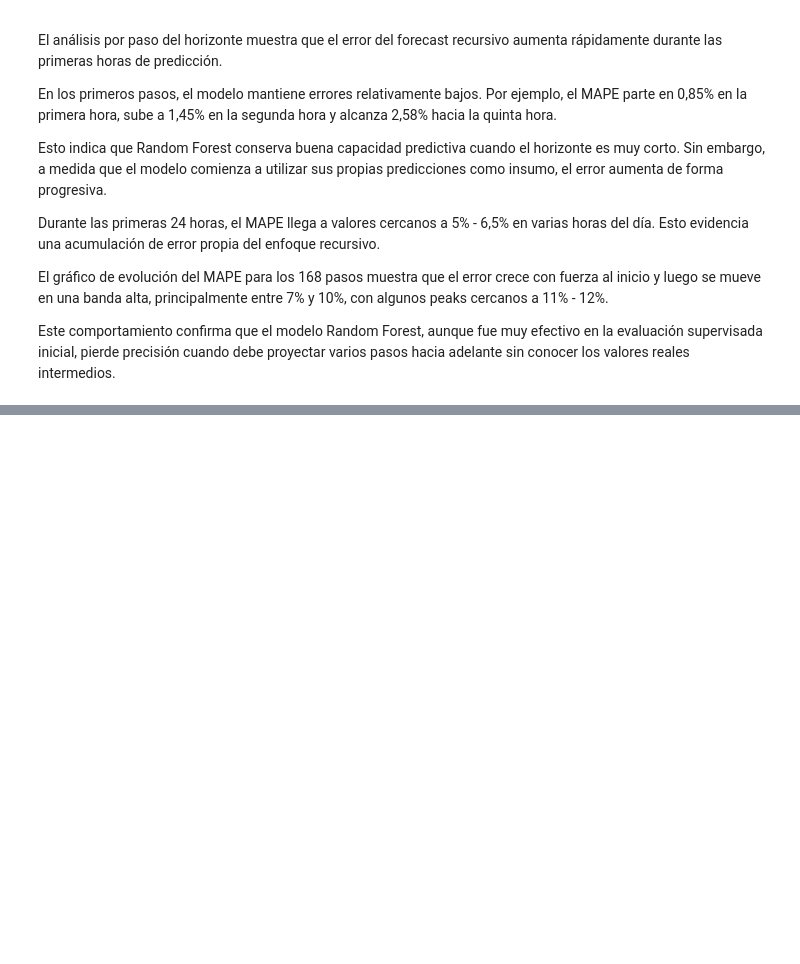
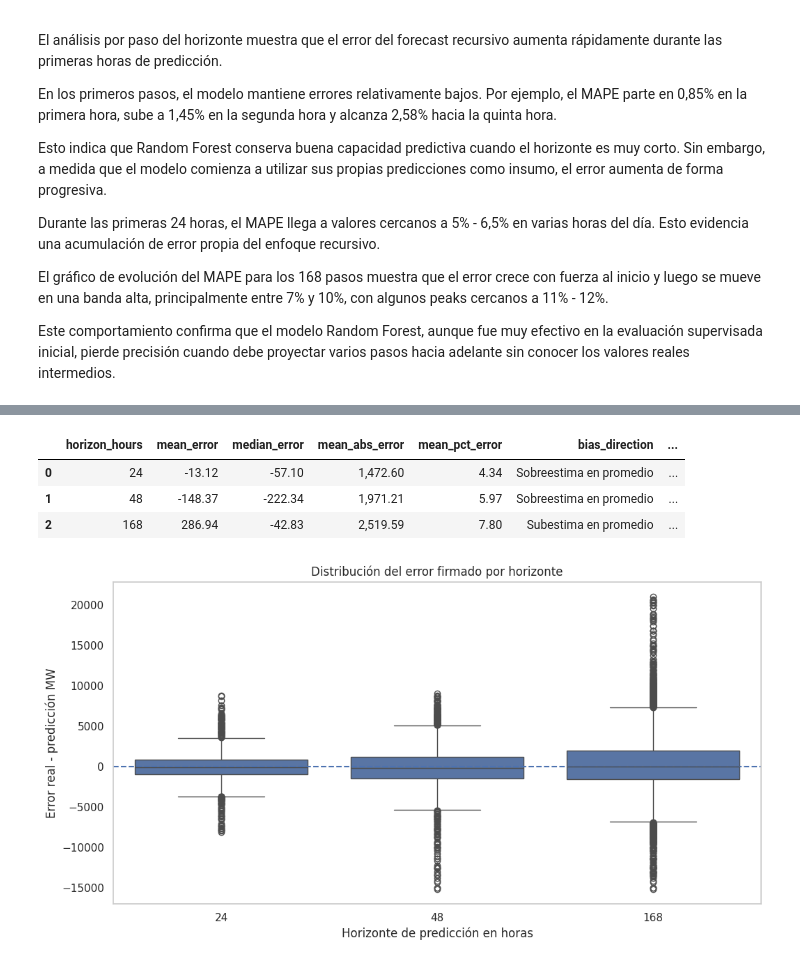
Before and after one commit to jonabaroadsrp/Portafolio_Energia_P1, a Jupyter notebook: forecasting_de_demanda_electrica_P1.ipynb, the cells around one changed output, grey strips where cells are left out. Drawn from its saved outputs; the diff is of its cells as text; code cells hidden in the pictures; blank space fills up the shorter version.

```diff
--- a/forecasting_de_demanda_electrica_P1.ipynb
+++ b/forecasting_de_demanda_electrica_P1.ipynb
@@ -2628,0 +2773,57 @@ predicción imperfecta
+# %%
+# ============================================================
+# 71. RESUMEN DE SESGO POR HORIZONTE
+# ============================================================
+
+bias_summary = (
+    multi_origin_detail_df
+    .groupby('horizon_hours')
+    .agg(
+        mean_error=('error', 'mean'),
+        median_error=('error', 'median'),
+        mean_abs_error=('abs_error', 'mean'),
+        mean_pct_error=('pct_error', 'mean')
+    )
+    .reset_index()
+)
+
+bias_summary[['mean_error', 'median_error', 'mean_abs_error', 'mean_pct_error']] = (
+    bias_summary[['mean_error', 'median_error', 'mean_abs_error', 'mean_pct_error']].round(2)
+)
+
+bias_summary['bias_direction'] = np.where(
+    bias_summary['mean_error'] > 0,
+    'Subestima en promedio',
+    'Sobreestima en promedio'
+)
+
+bias_summary['households_equivalent_mean_error'] = (
+    bias_summary['mean_error'].abs() * HOUSEHOLDS_PER_MW
+).round(0)
+
+bias_summary
+# %% [output]
+|  | horizon_hours | mean_error | median_error | mean_abs_error | mean_pct_error | bias_direction | ... |
+| 0 | 24 | -13.12 | -57.10 | 1,472.60 | 4.34 | Sobreestima en promedio | ... |
+| 1 | 48 | -148.37 | -222.34 | 1,971.21 | 5.97 | Sobreestima en promedio | ... |
+| 2 | 168 | 286.94 | -42.83 | 2,519.59 | 7.80 | Subestima en promedio | ... |
+# %%
+# ============================================================
+# 72. DISTRIBUCIÓN DEL ERROR FIRMADO POR HORIZONTE
+# ============================================================
+
+plt.figure(figsize=(12, 6))
+sns.boxplot(
+    data=multi_origin_detail_df,
+    x='horizon_hours',
+    y='error'
+)
+
+plt.axhline(0, linestyle='--')
+plt.title('Distribución del error firmado por horizonte')
+plt.xlabel('Horizonte de predicción en horas')
+plt.ylabel('Error real - predicción MW')
+plt.grid(axis='y')
+plt.show()
+# %% [output]
+[figure, added]
```
Also changed, not shown: parts of 47 cells of this notebook.
